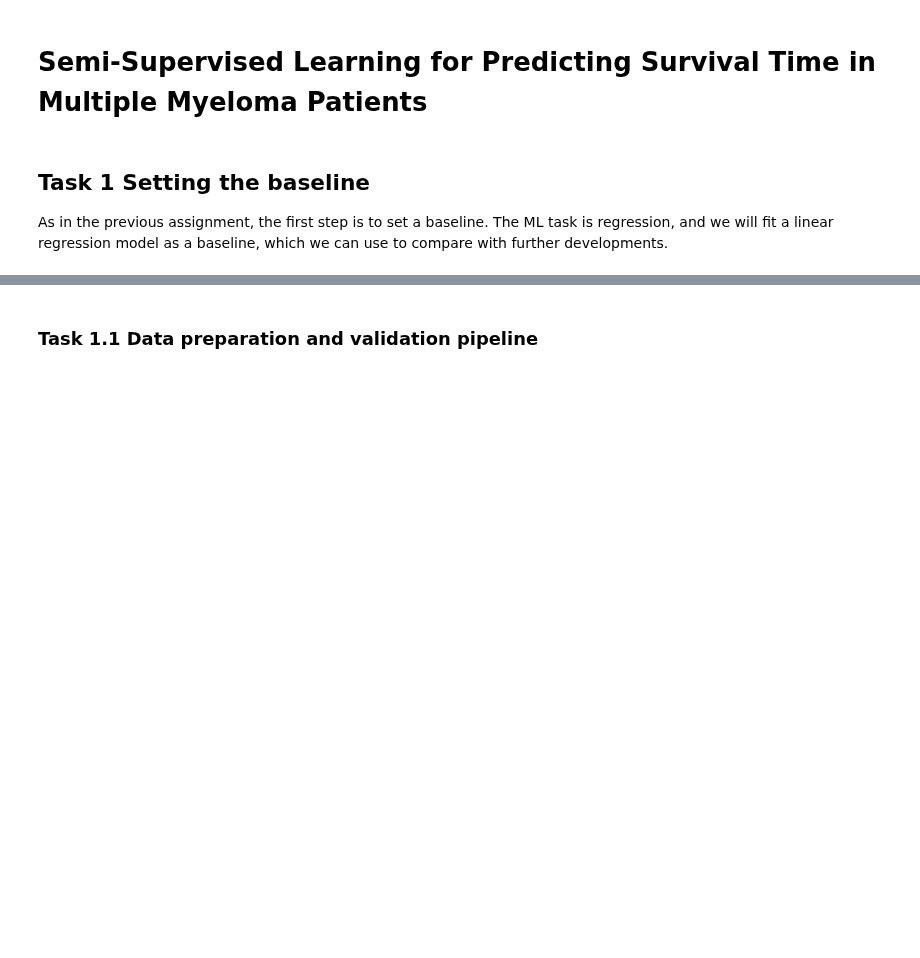
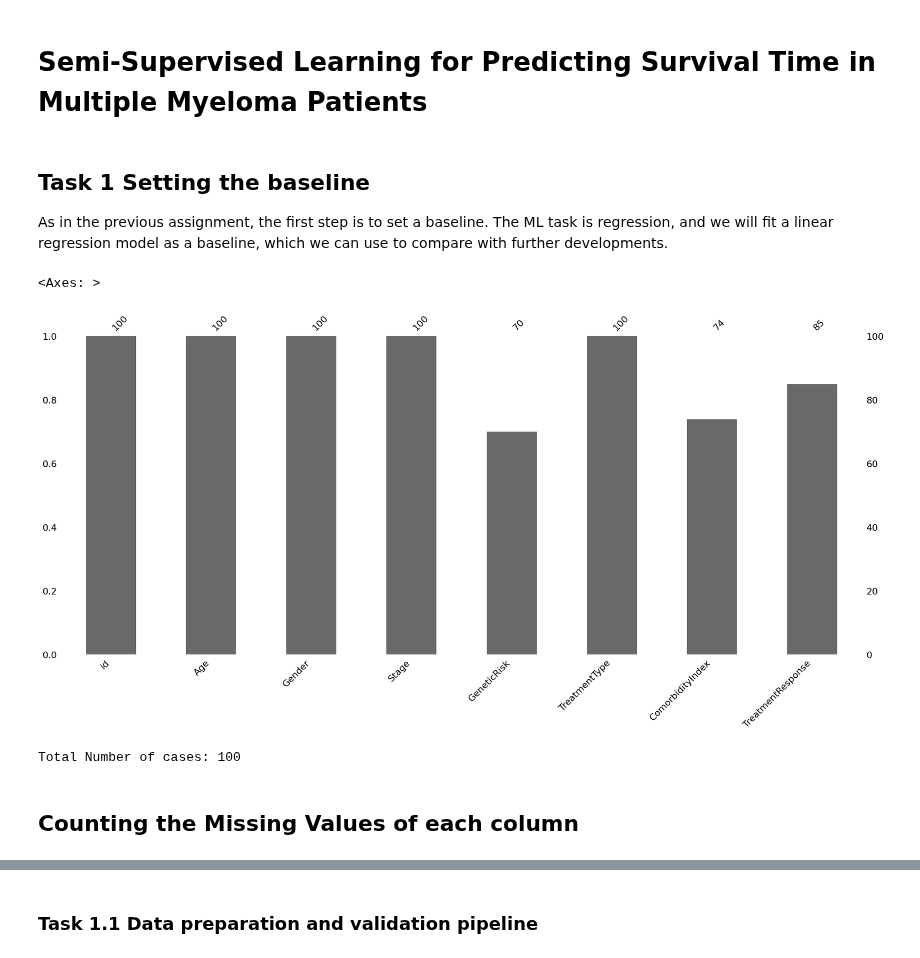
Before and after one commit to bencastello/Machine-Learning-Assignment-2, a Jupyter notebook: ml_assignment_2.ipynb, the cells around one changed output, grey strips where cells are left out. Drawn from its saved outputs; the diff is of its cells as text; code cells hidden in the pictures; blank space fills up the shorter version.

Commit message:
Add: Data Exploration for 1.1

```diff
--- a/ml_assignment_2.ipynb
+++ b/ml_assignment_2.ipynb
@@ -6,0 +12,16 @@ As in the previous assignment, the first step is to set a baseline. The ML task
+# %%
+train_csv = pd.read_csv('test_data.csv')
+train_csv.head(150)
+train_csv.describe()
+msno.bar(training_data)
+# %% [output]
+<Axes: >
+[figure, added]
+# %%
+# How many cases does our dataset have?
+num_rows = train_csv["id"].nunique()
+print(f"Total Number of cases: {num_rows}")
+# %% [output]
+Total Number of cases: 100
+# %% [markdown]
+## Counting the Missing Values of each column
```
Also changed, not shown: parts of 2 cells of this notebook.
